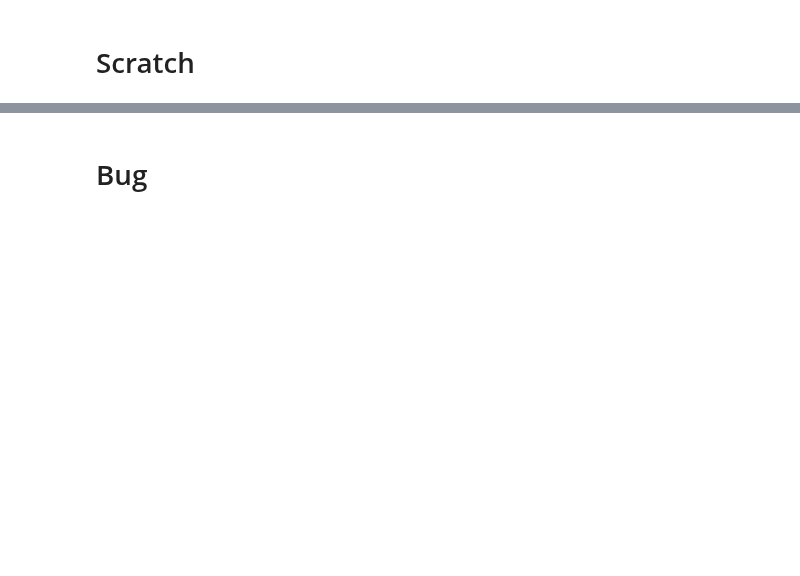
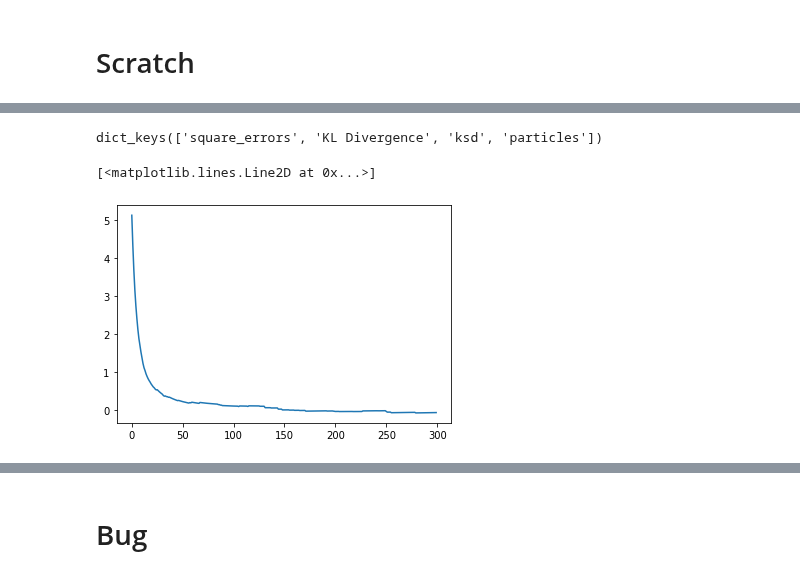
Before and after one commit to ratschlab/projects-2020-Neural-SVGD, a Jupyter notebook: notebooks/Scratch.ipynb, the cells around one changed output, grey strips where cells are left out. Drawn from its saved outputs; the diff is of its cells as text; code cells hidden in the pictures; blank space fills up the shorter version.

```diff
--- a/notebooks/Scratch.ipynb
+++ b/notebooks/Scratch.ipynb
@@ -22,0 +169,30 @@ rkey = random.PRNGKey(0)
+# %%
+target = metrics.Gaussian(0, 1) # target dist
+n = 100 # nr particles
+
+lr_svgd = 1
+lr_ksd = 1e-2
+
+n_steps = 1
+ksd_steps = 1
+svgd_steps = 300
+# %%
+from train import SVGD
+kernel = kernels.mlp_ard
+kernel = hk.transform(kernel)
+
+opt_svgd = train.Optimizer(*optimizers.sgd(step_size=lr_svgd))
+opt_ksd  = train.Optimizer(*optimizers.adam(step_size=lr_ksd))
+
+svgd = SVGD(target, n, opt_svgd, kernel)
+# %%
+kernel_params, log = svgd.train_kernel(rkey, n_steps, ksd_steps, svgd_steps, opt_ksd)
+# %%
+log.keys()
+# %% [output]
+dict_keys(['square_errors', 'KL Divergence', 'ksd', 'particles'])
+# %%
+plt.plot(log["KL Divergence"])
+# %% [output]
+[<matplotlib.lines.Line2D at 0x...>]
+[figure, added]
```
Also changed, not shown: parts of 52 cells of this notebook, 8 other files.
